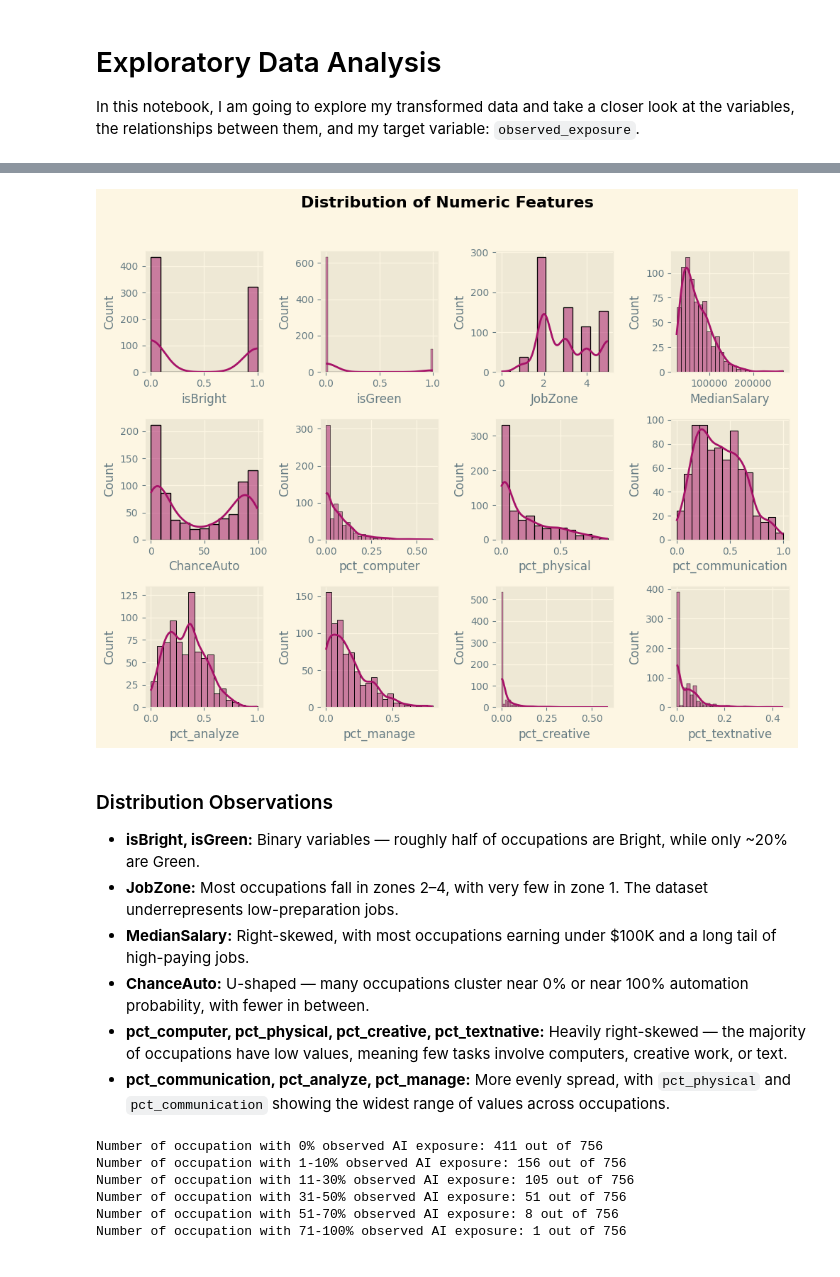
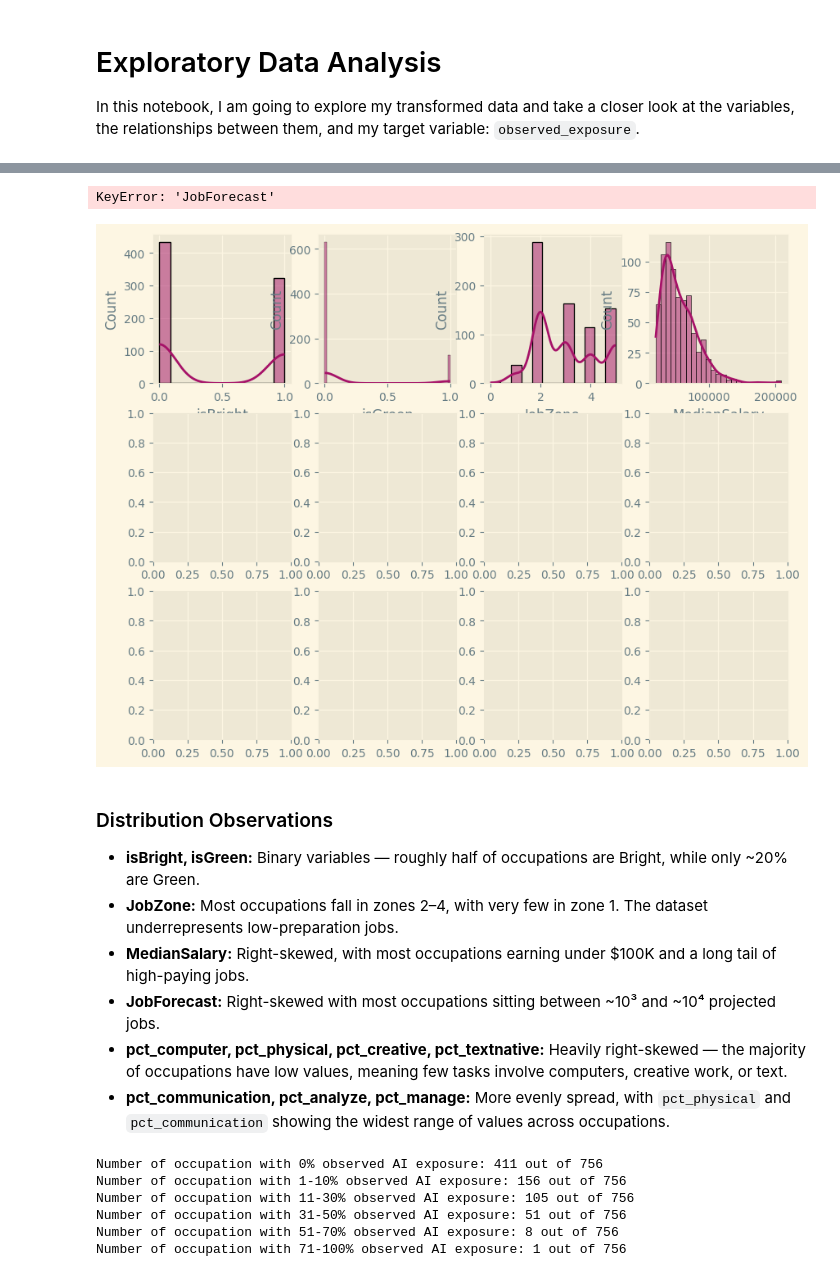
Before and after one commit to kseniiaoblasova/Occupational-AI-Exposure, a Jupyter notebook: notebooks/data-exploration.ipynb, the cells around one changed output, grey strips where cells are left out. Saved outputs shown, nothing was run; the diff lists cells and outputs as text; code cells hidden in the pictures.

```diff
--- a/notebooks/data-exploration.ipynb
+++ b/notebooks/data-exploration.ipynb
@@ -77,27 +76,30 @@ data.describe()
 # %%
 fig, axs=plt.subplots(nrows=3, ncols=4,figsize=(10,8))
 axs=axs.flatten()
 
-quantitative_vars=['isBright','isGreen', 'JobZone','MedianSalary','ChanceAuto','pct_computer','pct_physical','pct_communication','pct_analyze','pct_manage','pct_creative','pct_textnative']
+quantitative_vars=['isBright','isGreen', 'JobZone','MedianSalary','JobForecast','pct_computer','pct_physical','pct_communication','pct_analyze','pct_manage','pct_creative','pct_textnative']
 
 for i, col in enumerate (quantitative_vars):
     sns.histplot(data[col], kde=True, ax=axs[i], color='#a61268', edgecolor='black')
     axs[i].set_xlabel(col)
     axs[i].set_ylabel('Count')
+    if col=='JobForecast':
+        axs[i].set_xscale('log')
 
 fig.suptitle("Distribution of Numeric Features", fontweight='bold', fontsize=16, color='black')
 plt.tight_layout(rect=[0, 0, 1, 0.95])
 
 plt.savefig('../outputs/data-plots/numeric-features-distribution.png', dpi=300)
 # %% [output]
+KeyError: 'JobForecast'
-[figure, old version]
+[figure, new version]
 # %% [markdown]
 ### Distribution Observations
 
 - **isBright, isGreen:** Binary variables — roughly half of occupations are Bright, while only ~20% are Green.
 - **JobZone:** Most occupations fall in zones 2–4, with very few in zone 1. The dataset underrepresents low-preparation jobs.
 - **MedianSalary:** Right-skewed, with most occupations earning under $100K and a long tail of high-paying jobs.
-- **ChanceAuto:** U-shaped — many occupations cluster near 0% or near 100% automation probability, with fewer in between.
+- **JobForecast:** Right-skewed with most occupations sitting between ~10³ and ~10⁴ projected jobs.
 - **pct_computer, pct_physical, pct_creative, pct_textnative:** Heavily right-skewed — the majority of occupations have low values, meaning few tasks involve computers, creative work, or text.
 - **pct_communication, pct_analyze, pct_manage:** More evenly spread, with `pct_physical` and `pct_communication` showing the widest range of values across occupations.
 # %%
```
Also changed, not shown: parts of 18 cells of this notebook, 16 other files.
